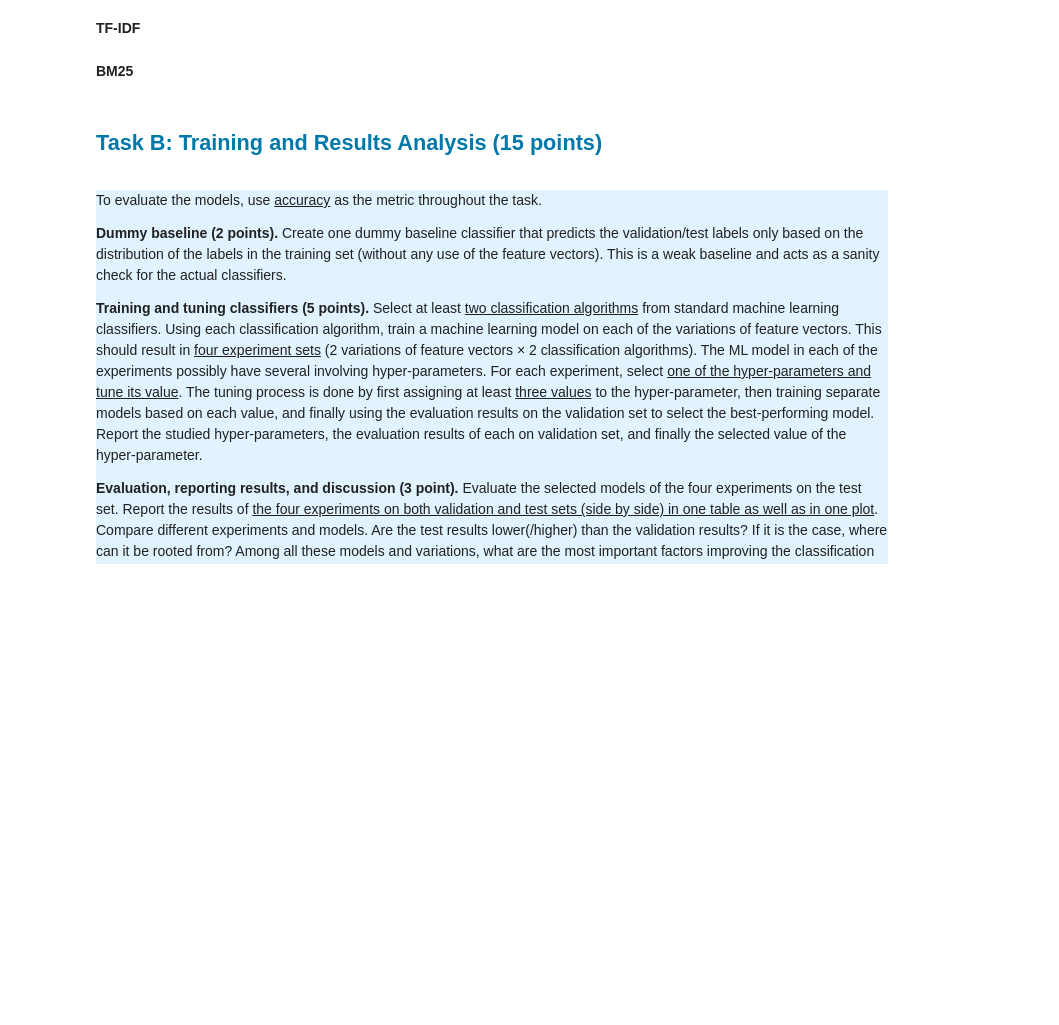
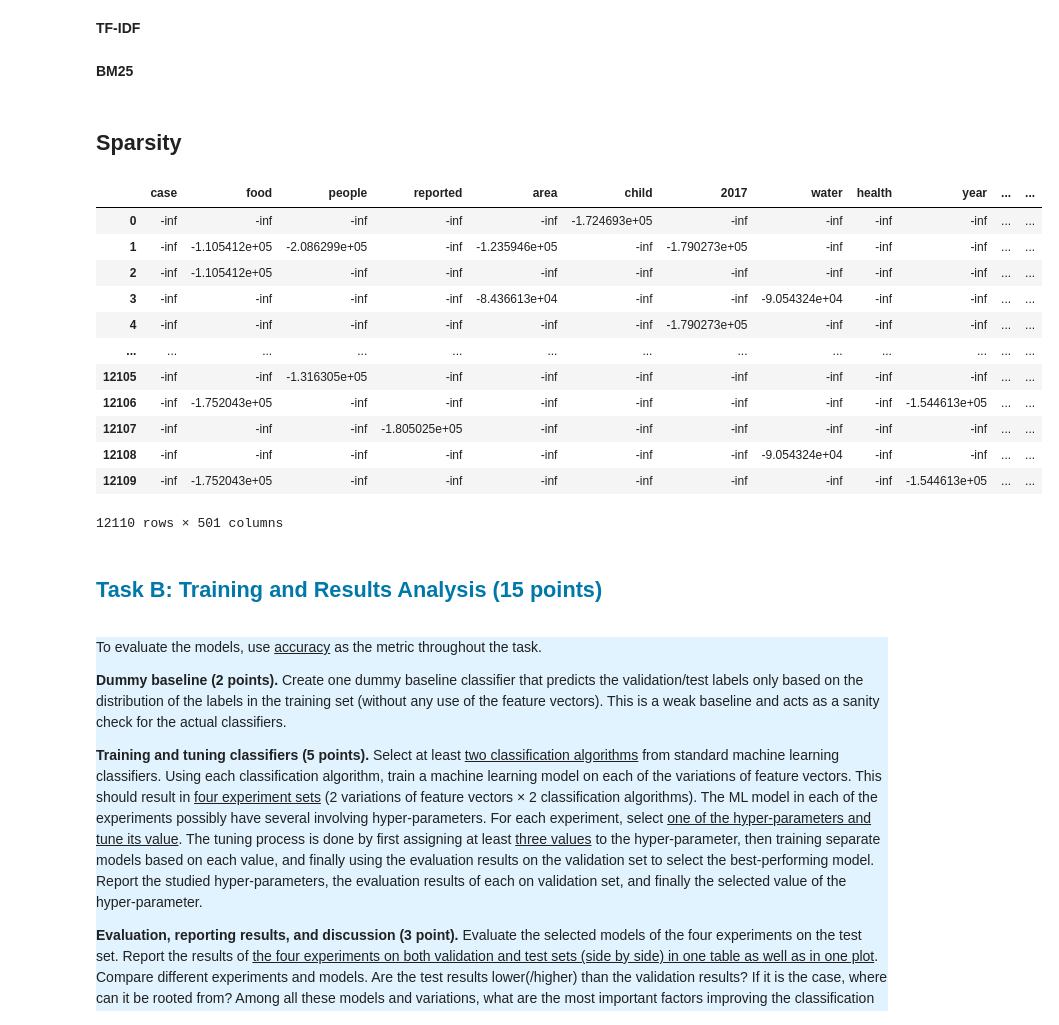
Before and after one commit to borosabel/NLP, a Jupyter notebook: Assignment1.ipynb, the cells around one changed output. Cells and saved outputs as stored; diff of their text form; code cells hidden in the pictures; blank space fills up the shorter version.

```diff
--- a/Assignment1.ipynb
+++ b/Assignment1.ipynb
@@ -396,6 +396,28 @@ BM25_train = BM25(count_term_train_matrix, idf_dict_train, train_set)
 BM25_test = BM25(count_term_test_matrix, idf_dict_test, test_set)
 # %%
 BM25_val = BM25(count_term_val_matrix, idf_dict_val, validation_set)
+# %% [markdown]
+## Sparsity
+# %%
+def sparsity_calculator(dataframe):
+    non_zero_values = (dataframe > 0).sum().sum()
+    return 1 - (non_zero_values / dataframe)
+# %%
+sparsity_calculator(tf_idf_train.iloc[:, 1:-1])
+# %% [output]
+|  | case | food | people | reported | area | child | 2017 | water | health | year | ... | ... |
+| 0 | -inf | -inf | -inf | -inf | -inf | -1.724693e+05 | -inf | -inf | -inf | -inf | ... | ... |
+| 1 | -inf | -1.105412e+05 | -2.086299e+05 | -inf | -1.235946e+05 | -inf | -1.790273e+05 | -inf | -inf | -inf | ... | ... |
+| 2 | -inf | -1.105412e+05 | -inf | -inf | -inf | -inf | -inf | -inf | -inf | -inf | ... | ... |
+| 3 | -inf | -inf | -inf | -inf | -8.436613e+04 | -inf | -inf | -9.054324e+04 | -inf | -inf | ... | ... |
+| 4 | -inf | -inf | -inf | -inf | -inf | -inf | -1.790273e+05 | -inf | -inf | -inf | ... | ... |
+| ... | ... | ... | ... | ... | ... | ... | ... | ... | ... | ... | ... | ... |
+| 12105 | -inf | -inf | -1.316305e+05 | -inf | -inf | -inf | -inf | -inf | -inf | -inf | ... | ... |
+| 12106 | -inf | -1.752043e+05 | -inf | -inf | -inf | -inf | -inf | -inf | -inf | -1.544613e+05 | ... | ... |
+| 12107 | -inf | -inf | -inf | -1.805025e+05 | -inf | -inf | -inf | -inf | -inf | -inf | ... | ... |
+| 12108 | -inf | -inf | -inf | -inf | -inf | -inf | -inf | -9.054324e+04 | -inf | -inf | ... | ... |
+| 12109 | -inf | -1.752043e+05 | -inf | -inf | -inf | -inf | -inf | -inf | -inf | -1.544613e+05 | ... | ... |
+12110 rows × 501 columns
 # %% [markdown]
 <a name="section-training"></a><h2 style="color:rgb(0,120,170)">Task B: Training and Results Analysis (15 points)</h2>
 # %% [markdown]
```
Also changed, not shown: parts of 12 cells of this notebook.
